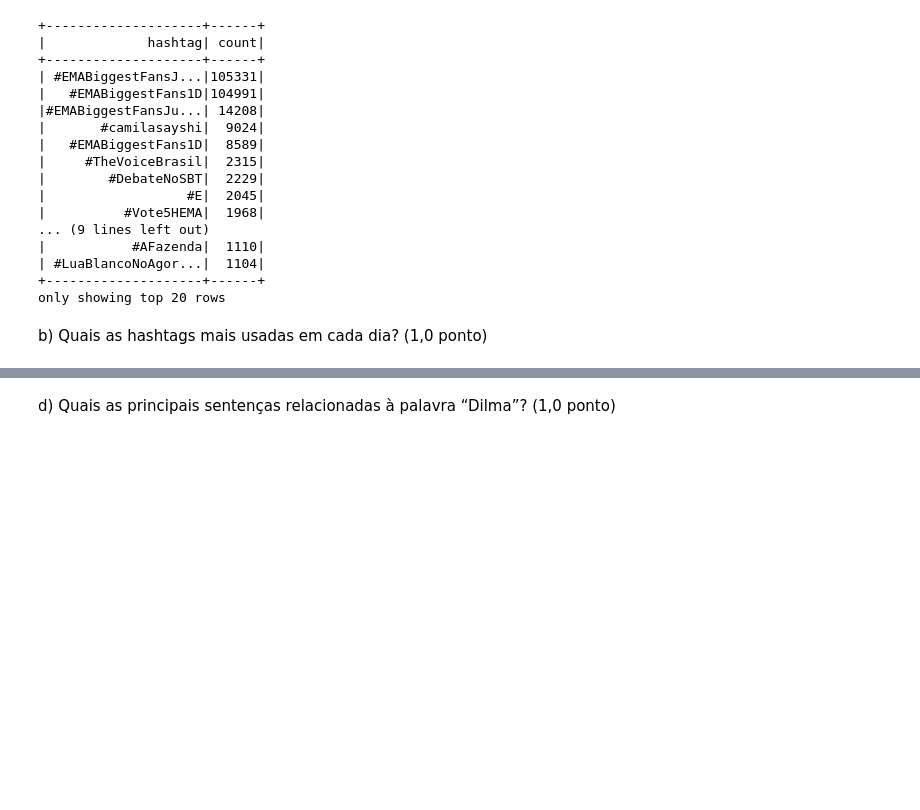
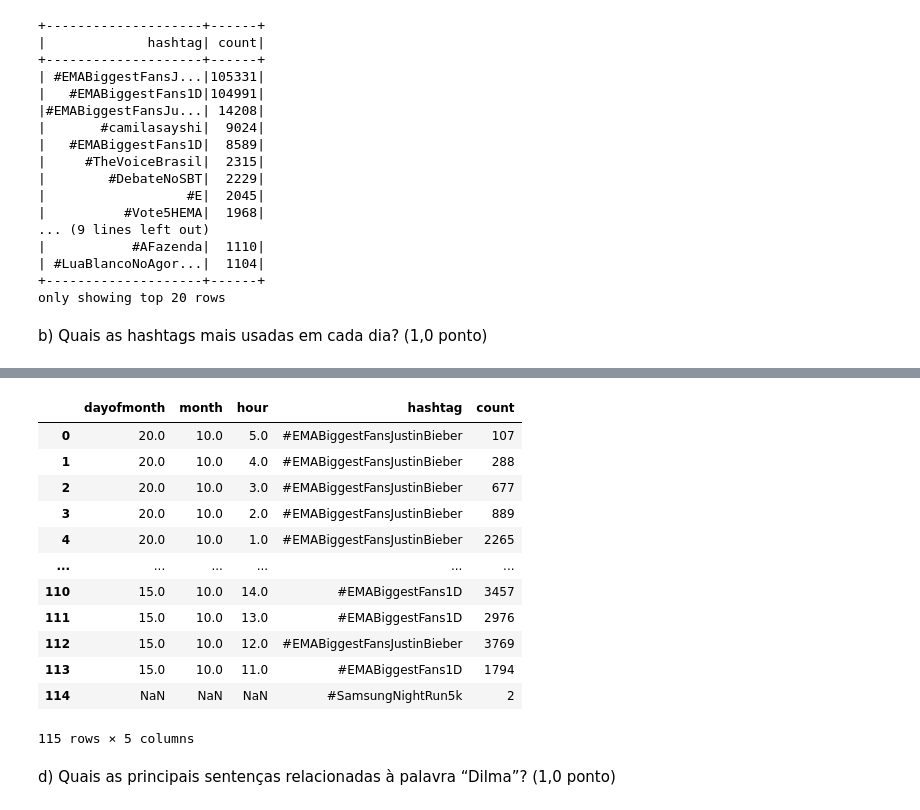
Before and after one commit to VicMisael/MapReduceNuvem2022, a Jupyter notebook: MapReduce.ipynb, the cells around one changed output, grey strips where cells are left out. Drawn from its saved outputs; the diff is of its cells as text; code cells hidden in the pictures; blank space fills up the shorter version.

```diff
--- a/MapReduce.ipynb
+++ b/MapReduce.ipynb
@@ -184,2 +242,18 @@ c) Quais as hashtags mais usadas em cada dia? (1,0 ponto)
+# %%
+hashtag_by_day_hour.dropDuplicates(["dayofmonth","month","hour"]).sort(["dayofmonth","month","hour"],ascending=False).toPandas()
+# %% [output]
+|  | dayofmonth | month | hour | hashtag | count |
+| 0 | 20.0 | 10.0 | 5.0 | #EMABiggestFansJustinBieber | 107 |
+| 1 | 20.0 | 10.0 | 4.0 | #EMABiggestFansJustinBieber | 288 |
+| 2 | 20.0 | 10.0 | 3.0 | #EMABiggestFansJustinBieber | 677 |
+| 3 | 20.0 | 10.0 | 2.0 | #EMABiggestFansJustinBieber | 889 |
+| 4 | 20.0 | 10.0 | 1.0 | #EMABiggestFansJustinBieber | 2265 |
+| ... | ... | ... | ... | ... | ... |
+| 110 | 15.0 | 10.0 | 14.0 | #EMABiggestFans1D | 3457 |
+| 111 | 15.0 | 10.0 | 13.0 | #EMABiggestFans1D | 2976 |
+| 112 | 15.0 | 10.0 | 12.0 | #EMABiggestFansJustinBieber | 3769 |
+| 113 | 15.0 | 10.0 | 11.0 | #EMABiggestFans1D | 1794 |
+| 114 | NaN | NaN | NaN | #SamsungNightRun5k | 2 |
+115 rows × 5 columns
 # %% [markdown]
 d) Quais as principais sentenças relacionadas à palavra “Dilma”? (1,0 ponto)
```
Also changed, not shown: parts of 18 cells of this notebook.
